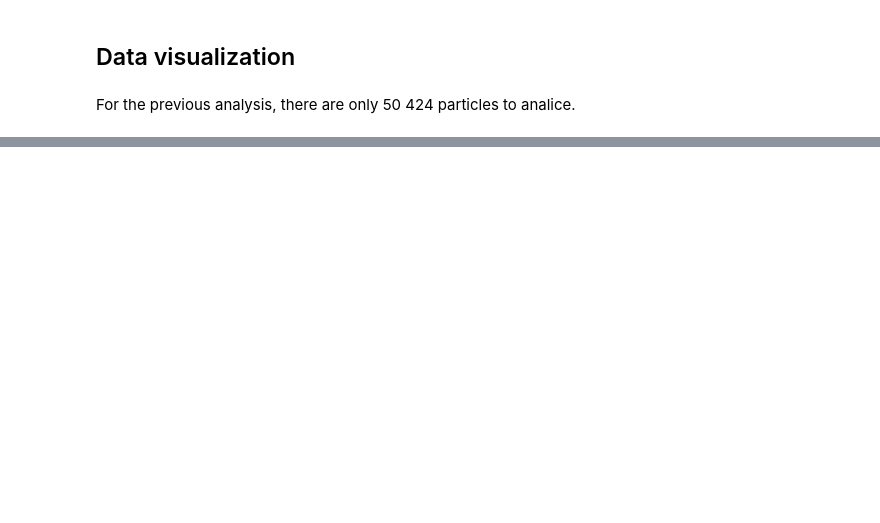
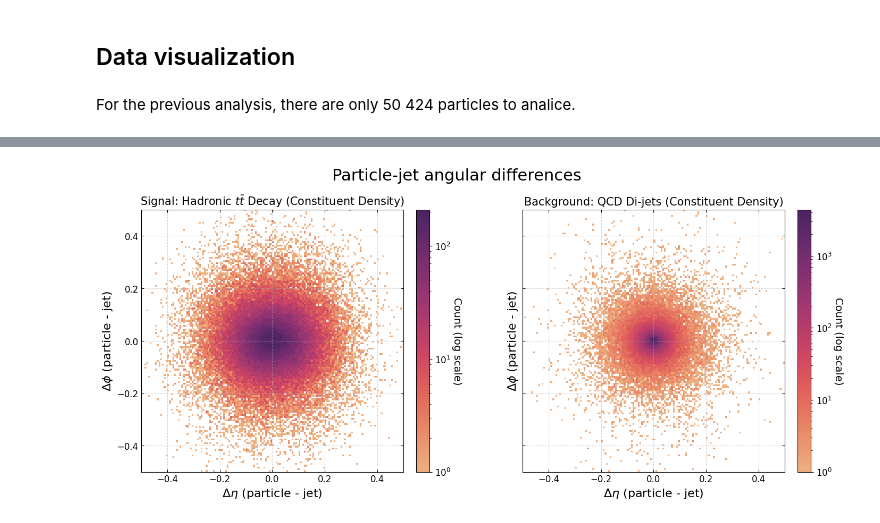
Before and after one commit to Jorge-1501/QKANs-ML4SCI_2026, a Jupyter notebook: notebooks/EDA_top.ipynb, the cells around one changed output, grey strips where cells are left out. Drawn from its saved outputs; the diff is of its cells as text; code cells hidden in the pictures; blank space fills up the shorter version.

Commit message:
Plots pt-e top

```diff
--- a/notebooks/EDA_top.ipynb
+++ b/notebooks/EDA_top.ipynb
@@ -274,0 +204,64 @@ plt.show()
+# %%
+# dataframe
+df_viz = pl.DataFrame({
+    "delta_eta": p_eta - jet_eta_rep,
+    "delta_phi": p_phi - jet_phi_rep,
+    "energy": p_energy,
+    "class": y_rep
+}).filter((pl.col("delta_eta") != 0) & (pl.col("delta_phi") != 0))
+
+top_data = df_viz.filter(pl.col("class") == 1)
+background_data = df_viz.filter(pl.col("class") == 0)
+# %%
+plt.rcParams.update({
+    "font.size": 14,
+    "axes.labelsize": 14,
+    "axes.titlesize": 16,
+    "xtick.labelsize": 12,
+    "ytick.labelsize": 12,
+    "font.family": "sans-serif"
+})
+
+# sig vs bkg
+fig, axes = plt.subplots(1, 2, figsize=(15, 6.5), sharex=True, sharey=True)
+img_range = [[-0.5, 0.5], [-0.5, 0.5]]
+bin_resolution = 150
+
+# Top quark signal
+im0 = axes[0].hist2d(top_data["delta_eta"].to_numpy(),
+                    top_data["delta_phi"].to_numpy(),
+                    bins=bin_resolution,
+                    range=img_range,
+                    cmap="flare",
+                    norm=LogNorm())
+cbar0 = fig.colorbar(im0[3], ax=axes[0], fraction=0.046, pad=0.04)
+cbar0.set_label("Count (log scale)", rotation=270, labelpad=15)
+axes[0].set_title(r"Signal: Hadronic $t\bar{t}$ Decay (Constituent Density)", fontsize=15)
+axes[0].set_xlabel("$\\Delta \\eta$ (particle - jet)", fontsize=16)
+axes[0].set_ylabel("$\\Delta \\phi$ (particle - jet)", fontsize=16)
+
+# Background
+im1 = axes[1].hist2d(background_data["delta_eta"].to_numpy(),
+                    background_data["delta_phi"].to_numpy(),
+                    bins=bin_resolution,
+                    range=img_range,
+                    cmap="flare",
+                    norm=LogNorm())
+cbar1 = fig.colorbar(im1[3], ax=axes[1], fraction=0.046, pad=0.04)
+cbar1.set_label("Count (log scale)", rotation=270, labelpad=15)
+axes[1].set_title("Background: QCD Di-jets (Constituent Density)", fontsize=15)
+axes[1].set_xlabel("$\\Delta \\eta$ (particle - jet)", fontsize=16)
+axes[1].set_ylabel("$\\Delta \\phi$ (particle - jet)", fontsize=16)
+
+for ax in axes:
+    ax.set_aspect('equal', adjustable='box')
+    ax.set_xlim(img_range[0])
+    ax.set_ylim(img_range[1])
+    ax.tick_params(direction='in', top=True, right=True)
+    ax.grid(True, linestyle='--', alpha=0.5)
+
+plt.suptitle("Particle-jet angular differences", fontsize=22)
+plt.tight_layout()#rect=[0, 0, 1, 0.95])
+plt.show()
+# %% [output]
+[figure, added]
```
Also changed, not shown: parts of 8 cells of this notebook.
